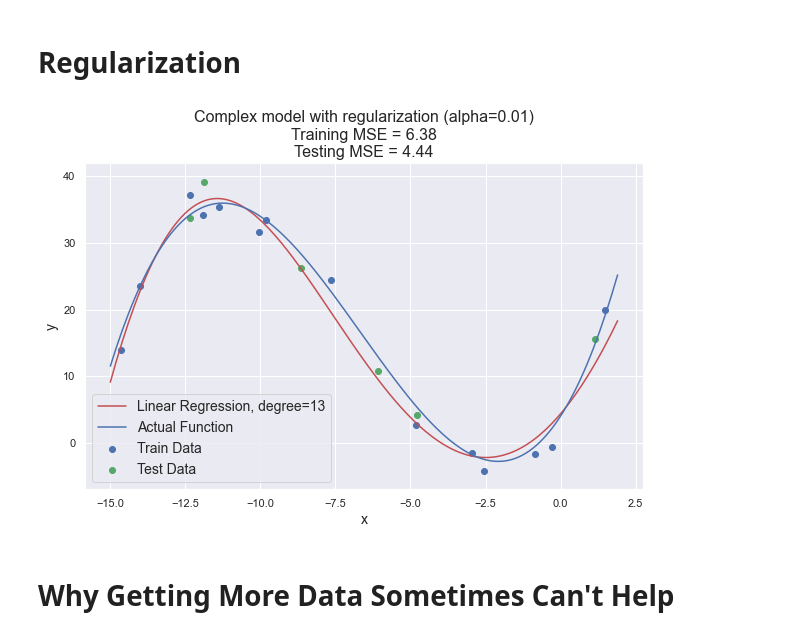
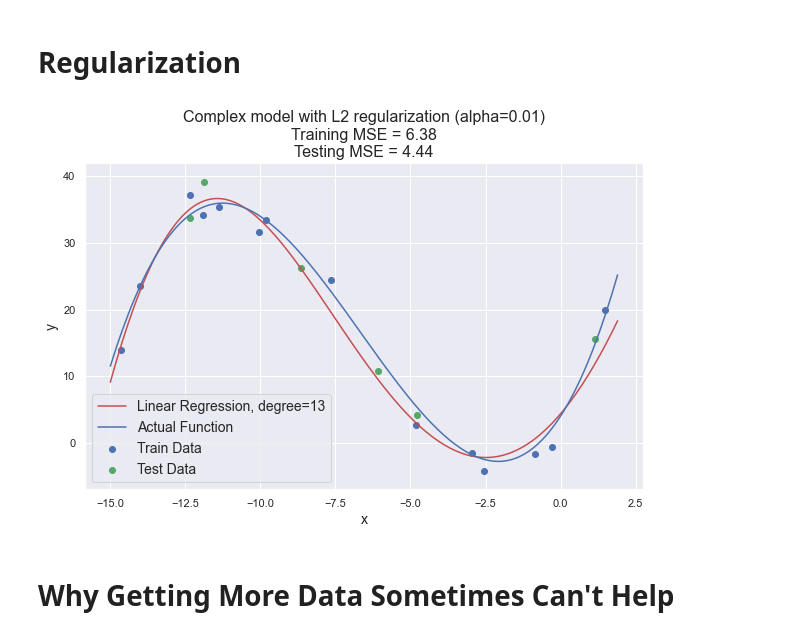
Before and after one commit to Winston-503/underfitting_vs_overfitting, a Jupyter notebook: underfitting_vs_overfitting.ipynb, the cells around one changed output. Drawn from its saved outputs; the diff is of its cells as text; code cells hidden in the pictures.

```diff
--- a/underfitting_vs_overfitting.ipynb
+++ b/underfitting_vs_overfitting.ipynb
@@ -194,18 +194,18 @@ plot_regression(x_train, y_train,
 # %%
 alpha = 0.01
 
 regularized_model = polynomial_Ridge_regression(degree=complex_degree,
                                                 alpha=alpha)
 regularized_model.fit(x_train[:, np.newaxis], y_train)
 
 plot_regression(x_train, y_train,
                 x_test, y_test,
                 x_true, y_true,
                 regularized_model,
                 model_label=f"Linear Regression, degree={complex_degree}",
-                title=f'Complex model with regularization (alpha={alpha})')
+                title=f'Complex model with L2 regularization (alpha={alpha})')
 # %% [output]
-[figure, old version]
+[figure, new version]
 # %% [markdown]
 # Why Getting More Data Sometimes Can't Help
 # %%
```
Also changed, not shown: 5 other files.
